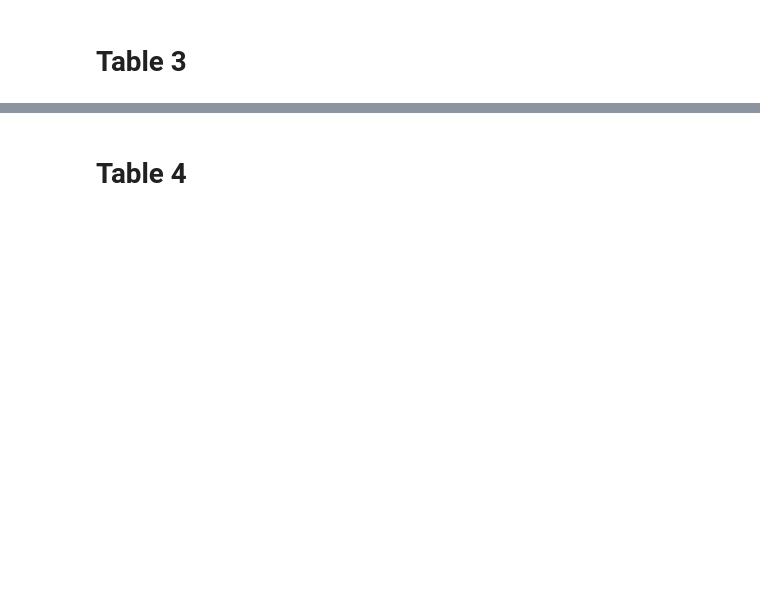
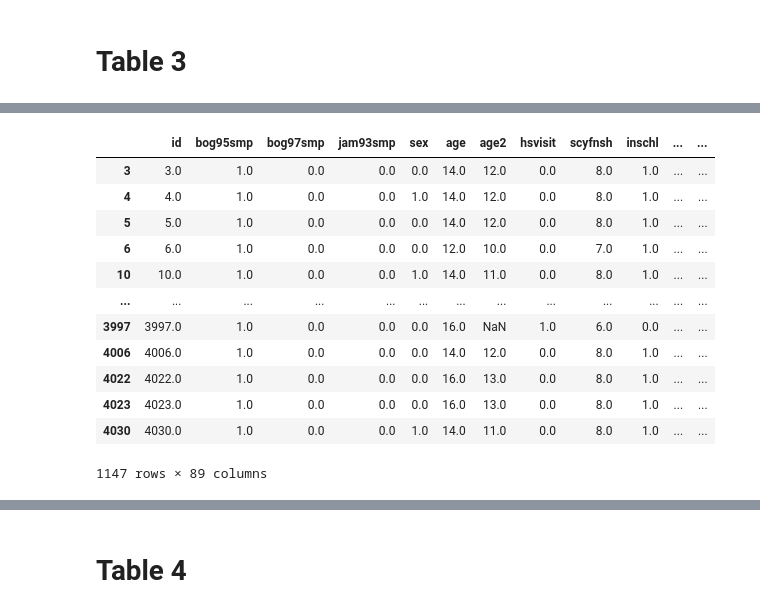
Before and after one commit to njdamstra/Econ148-Proj3, a Jupyter notebook: proj3.ipynb, the cells around one changed output, grey strips where cells are left out. Cells and saved outputs as stored; diff of their text form; code cells hidden in the pictures; blank space fills up the shorter version.

```diff
--- a/proj3.ipynb
+++ b/proj3.ipynb
@@ -438,0 +827,17 @@ Currently in school: [np.float64(0.842), np.float64(0.959), np.float64(0.781), n
+# %%
+bog95_sample = combined_sample[combined_sample['bog95smp'] == 1]
+bog95_sample
+# %% [output]
+|  | id | bog95smp | bog97smp | jam93smp | sex | age | age2 | hsvisit | scyfnsh | inschl | ... | ... |
+| 3 | 3.0 | 1.0 | 0.0 | 0.0 | 0.0 | 14.0 | 12.0 | 0.0 | 8.0 | 1.0 | ... | ... |
+| 4 | 4.0 | 1.0 | 0.0 | 0.0 | 1.0 | 14.0 | 12.0 | 0.0 | 8.0 | 1.0 | ... | ... |
+| 5 | 5.0 | 1.0 | 0.0 | 0.0 | 0.0 | 14.0 | 12.0 | 0.0 | 8.0 | 1.0 | ... | ... |
+| 6 | 6.0 | 1.0 | 0.0 | 0.0 | 0.0 | 12.0 | 10.0 | 0.0 | 7.0 | 1.0 | ... | ... |
+| 10 | 10.0 | 1.0 | 0.0 | 0.0 | 1.0 | 14.0 | 11.0 | 0.0 | 8.0 | 1.0 | ... | ... |
+| ... | ... | ... | ... | ... | ... | ... | ... | ... | ... | ... | ... | ... |
+| 3997 | 3997.0 | 1.0 | 0.0 | 0.0 | 0.0 | 16.0 | NaN | 1.0 | 6.0 | 0.0 | ... | ... |
+| 4006 | 4006.0 | 1.0 | 0.0 | 0.0 | 0.0 | 14.0 | 12.0 | 0.0 | 8.0 | 1.0 | ... | ... |
+| 4022 | 4022.0 | 1.0 | 0.0 | 0.0 | 0.0 | 16.0 | 13.0 | 0.0 | 8.0 | 1.0 | ... | ... |
+| 4023 | 4023.0 | 1.0 | 0.0 | 0.0 | 0.0 | 16.0 | 13.0 | 0.0 | 8.0 | 1.0 | ... | ... |
+| 4030 | 4030.0 | 1.0 | 0.0 | 0.0 | 1.0 | 14.0 | 11.0 | 0.0 | 8.0 | 1.0 | ... | ... |
+1147 rows × 89 columns
```
Also changed, not shown: parts of 112 cells of this notebook, 2 other files.
